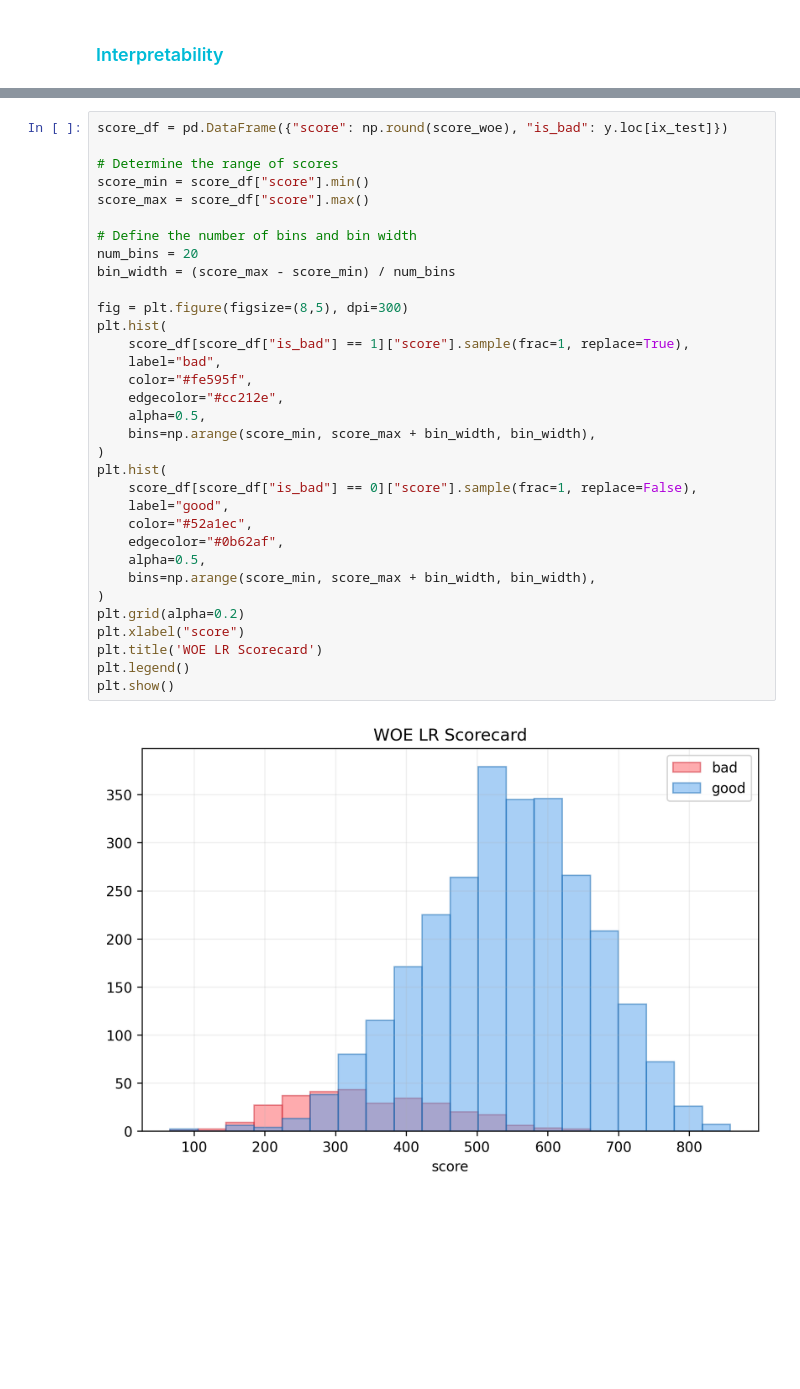
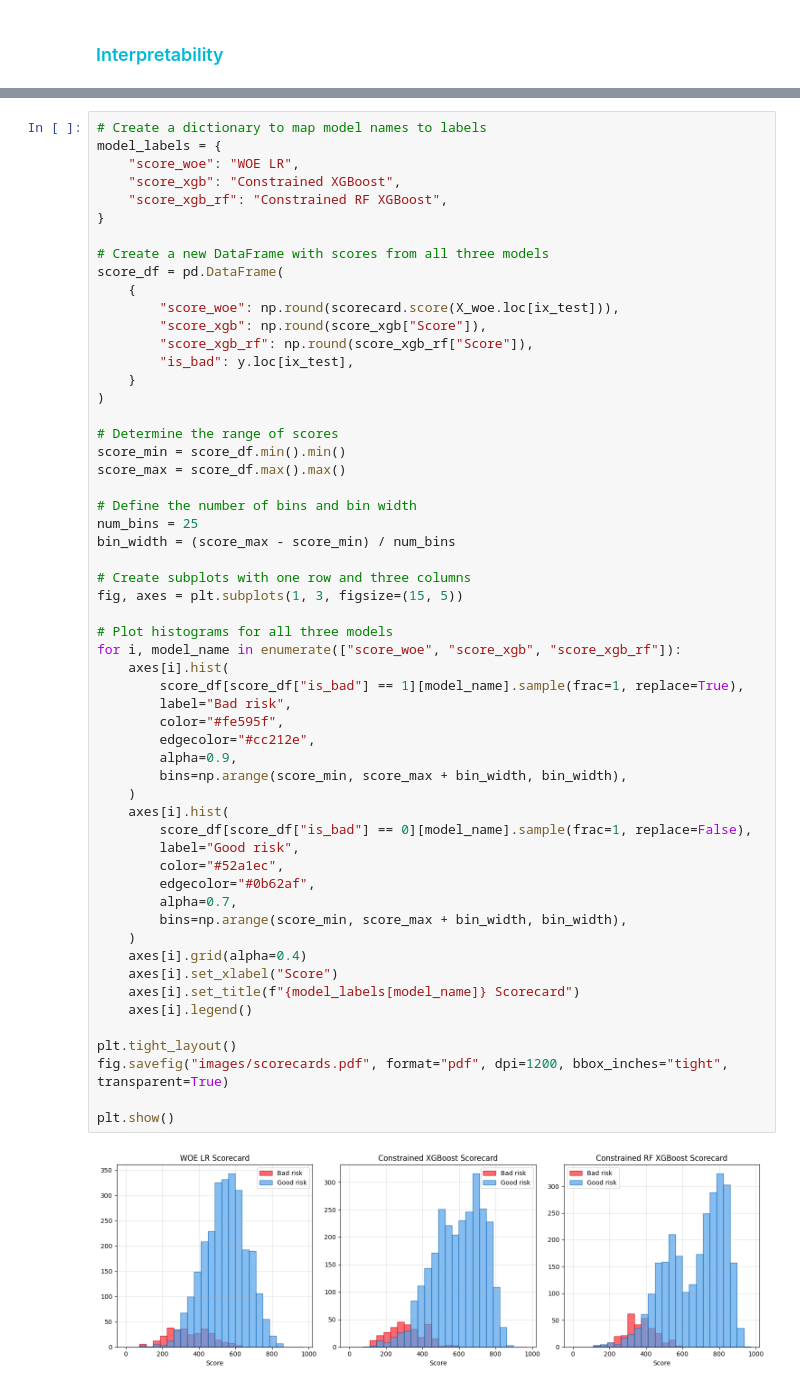
Before and after one commit to deburky/xml-scoring, a Jupyter notebook: models.ipynb, the cells around one changed output, grey strips where cells are left out. Cells and saved outputs as stored; diff of their text form; blank space fills up the shorter version.

```diff
--- a/models.ipynb
+++ b/models.ipynb
@@ -476,36 +532,59 @@ score_woe = scorecard.score(X_woe.loc[ix_test])
 # %%
-score_df = pd.DataFrame({"score": np.round(score_woe), "is_bad": y.loc[ix_test]})
+# Create a dictionary to map model names to labels
+model_labels = {
+    "score_woe": "WOE LR",
+    "score_xgb": "Constrained XGBoost",
+    "score_xgb_rf": "Constrained RF XGBoost",
+}
+
+# Create a new DataFrame with scores from all three models
+score_df = pd.DataFrame(
+    {
+        "score_woe": np.round(scorecard.score(X_woe.loc[ix_test])),
+        "score_xgb": np.round(score_xgb["Score"]),
+        "score_xgb_rf": np.round(score_xgb_rf["Score"]),
+        "is_bad": y.loc[ix_test],
+    }
+)
 
 # Determine the range of scores
-score_min = score_df["score"].min()
-score_max = score_df["score"].max()
+score_min = score_df.min().min()
+score_max = score_df.max().max()
 
 # Define the number of bins and bin width
-num_bins = 20
+num_bins = 25
 bin_width = (score_max - score_min) / num_bins
 
-fig = plt.figure(figsize=(8,5), dpi=300)
-plt.hist(
-    score_df[score_df["is_bad"] == 1]["score"].sample(frac=1, replace=True),
-    label="bad",
-    color="#fe595f",
-    edgecolor="#cc212e",
-    alpha=0.5,
-    bins=np.arange(score_min, score_max + bin_width, bin_width),
-)
-plt.hist(
-    score_df[score_df["is_bad"] == 0]["score"].sample(frac=1, replace=False),
-    label="good",
-    color="#52a1ec",
-    edgecolor="#0b62af",
-    alpha=0.5,
-    bins=np.arange(score_min, score_max + bin_width, bin_width),
-)
-plt.grid(alpha=0.2)
-plt.xlabel("score")
-plt.title('WOE LR Scorecard')
-plt.legend()
+# Create subplots with one row and three columns
+fig, axes = plt.subplots(1, 3, figsize=(15, 5))
+
+# Plot histograms for all three models
+for i, model_name in enumerate(["score_woe", "score_xgb", "score_xgb_rf"]):
+    axes[i].hist(
+        score_df[score_df["is_bad"] == 1][model_name].sample(frac=1, replace=True),
+        label="Bad risk",
+        color="#fe595f",
+        edgecolor="#cc212e",
+        alpha=0.9,
+        bins=np.arange(score_min, score_max + bin_width, bin_width),
+    )
+    axes[i].hist(
+        score_df[score_df["is_bad"] == 0][model_name].sample(frac=1, replace=False),
+        label="Good risk",
+        color="#52a1ec",
+        edgecolor="#0b62af",
+        alpha=0.7,
+        bins=np.arange(score_min, score_max + bin_width, bin_width),
+    )
+    axes[i].grid(alpha=0.4)
+    axes[i].set_xlabel("Score")
+    axes[i].set_title(f"{model_labels[model_name]} Scorecard")
+    axes[i].legend()
+
+plt.tight_layout()
+fig.savefig("images/scorecards.pdf", format="pdf", dpi=1200, bbox_inches="tight", transparent=True)
+
 plt.show()
 # %% [output]
-[figure, old version]
+[figure, new version]
 # %% [markdown]
```
Also changed, not shown: parts of 25 cells of this notebook, 1 other file.
